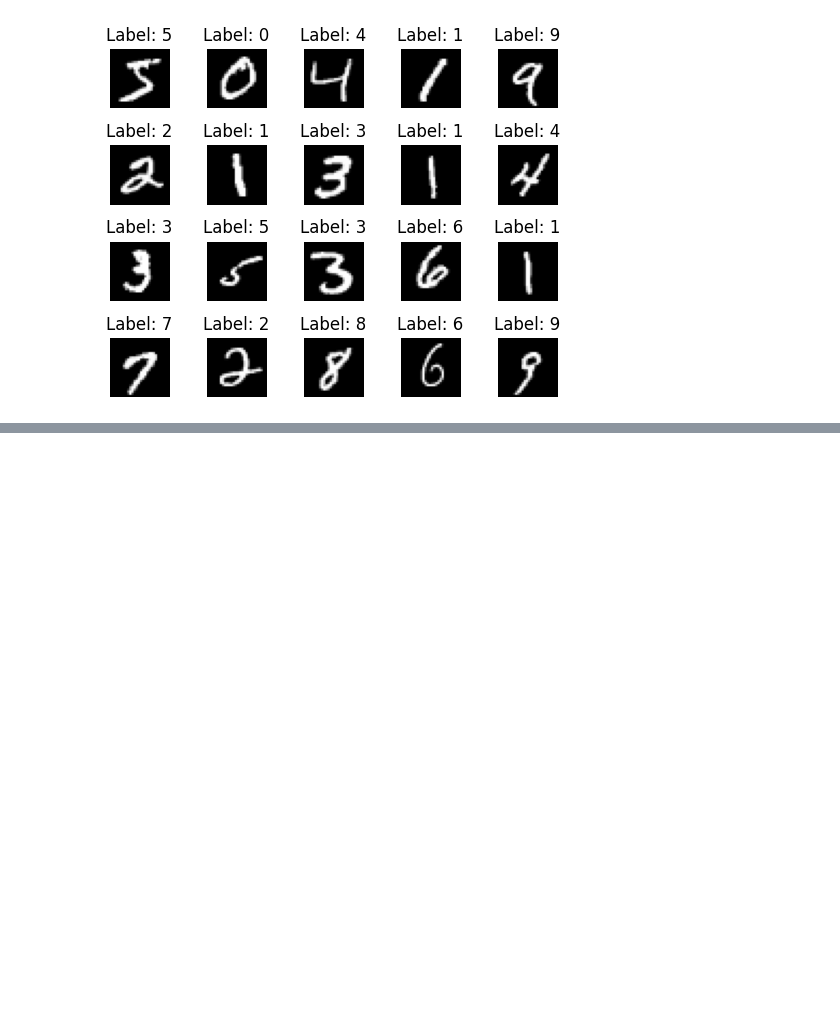
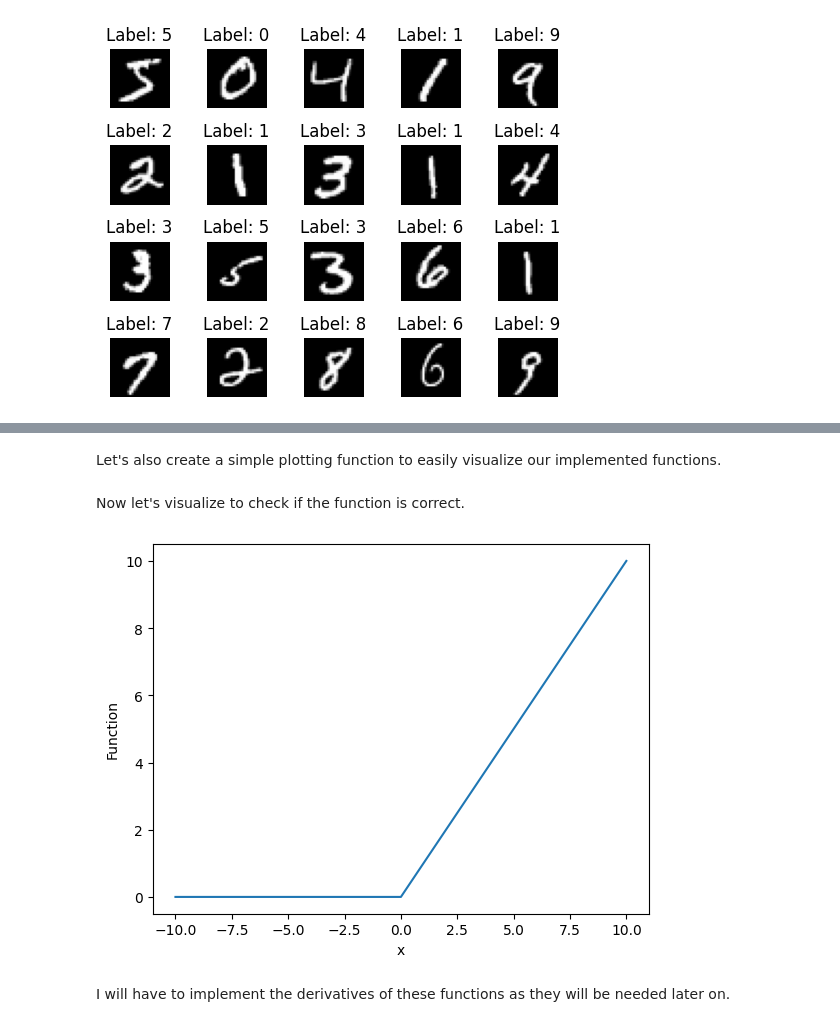
Before and after one commit to DoubleCyclone/Neural-Network-From-Scratch, a Jupyter notebook: notebooks/Neural_Network_From_Scratch.ipynb, the cells around one changed output, grey strips where cells are left out. Drawn from its saved outputs; the diff is of its cells as text; code cells hidden in the pictures; blank space fills up the shorter version.

Commit message:
Implemented ReLU, Softmax, Cross-Entropy Loss and their derivatives, Initialized layer weights and biases.

```diff
--- a/notebooks/Neural_Network_From_Scratch.ipynb
+++ b/notebooks/Neural_Network_From_Scratch.ipynb
@@ -59,0 +66,24 @@ fig.show()
+# %%
+# Relu function
+def relu(x : float) :
+  return np.maximum(0, x)
+# %% [markdown]
+Let's also create a simple plotting function to easily visualize our implemented functions.
+# %%
+def plot_func(func, x) :
+  # plot x versus y (func(x))
+  plt.plot(x, [func(val) for val in x])
+  plt.xlabel("x")
+  plt.ylabel("Function")
+  plt.show()
+# %% [markdown]
+Now let's visualize to check if the function is correct.
+# %%
+# decide on some x values for plotting
+x = [i for i in range(-10, 11, 1)]
+
+plot_func(relu, x)
+# %% [output]
+[figure, added]
+# %% [markdown]
+I will have to implement the derivatives of these functions as they will be needed later on.
```
Also changed, not shown: parts of 17 cells of this notebook.
